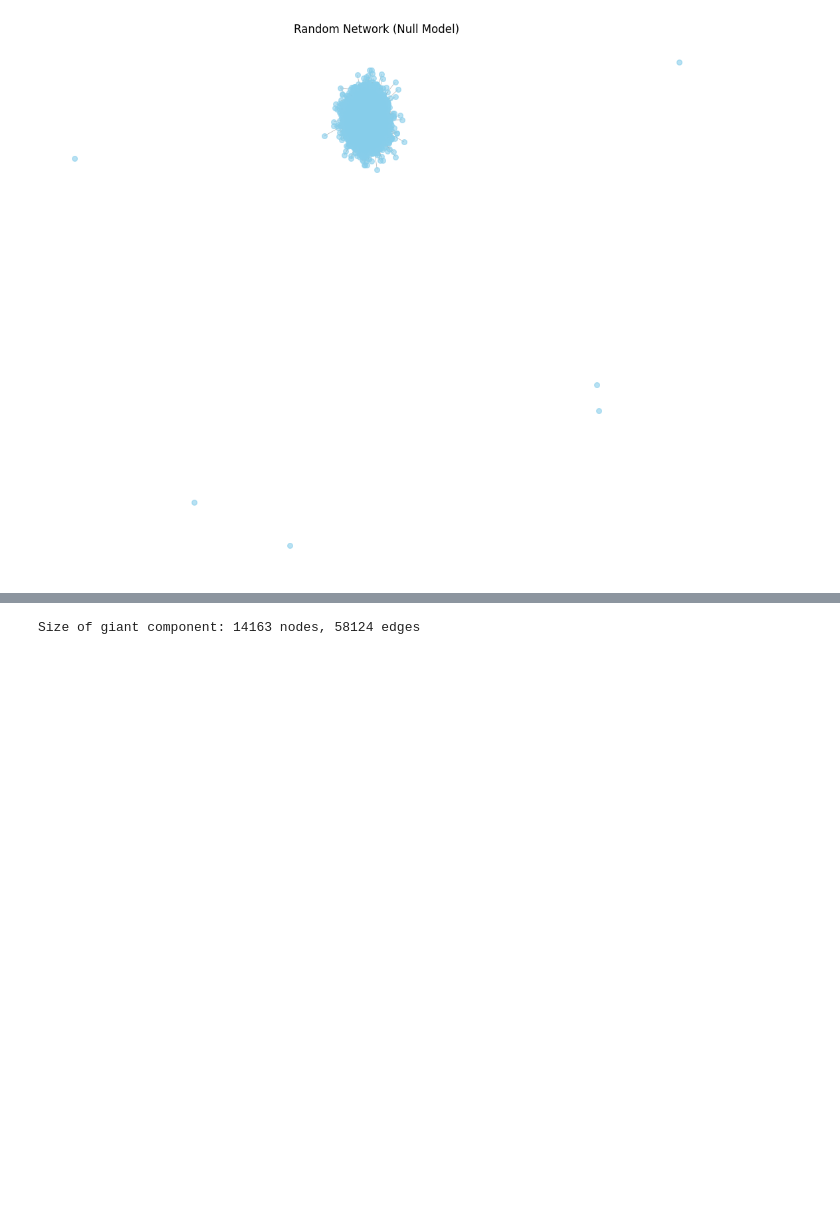
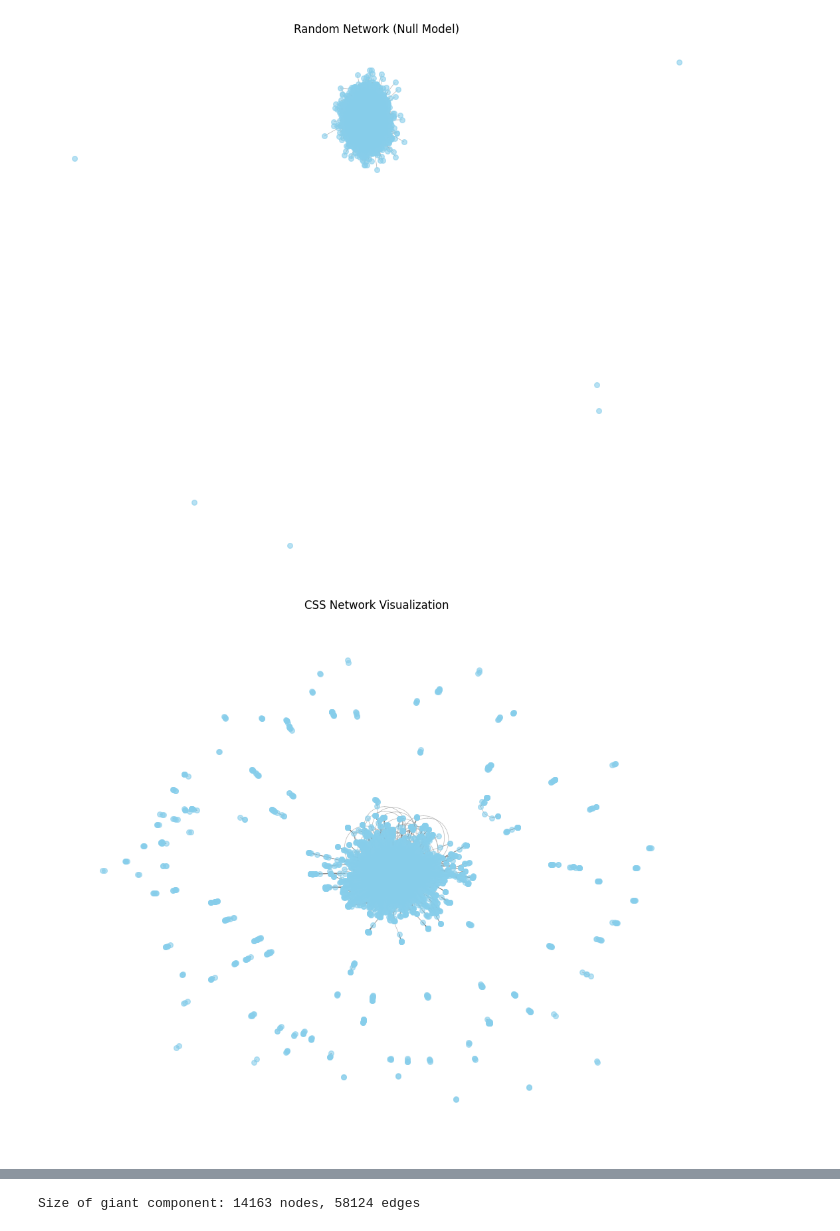
Before and after one commit to claralb2002/Social-Computational-Science-Assignment-1, a Jupyter notebook: Assignment_2/Assignment2.ipynb, the cells around one changed output, grey strips where cells are left out. Saved outputs shown, nothing was run; the diff lists cells and outputs as text; code cells hidden in the pictures; blank space fills up the shorter version.

```diff
--- a/Assignment_2/Assignment2.ipynb
+++ b/Assignment_2/Assignment2.ipynb
@@ -105,4 +99,38 @@ def visualize_network(G):
 visualize_network(G_random)
 # %% [output]
 [figure]
+# %%
+# Visualize the Computation Neural Network
+
+# Load network
+with open("final_network.json") as f:
+    data = json.load(f)
+
+# Extract nodes and links manually
+nodes = data["nodes"]
+edges = data["links"]
+
+# Create graph
+G = nx.Graph()  # or nx.DiGraph() if directed
+
+# Add nodes
+for node in nodes:
+    node_id = node["id"]
+    G.add_node(node_id, **node)
+
+# Add edges
+for edge in edges:
+    source = edge["source"]
+    target = edge["target"]
+    G.add_edge(source, target, **edge)
+
+# Visualize the network
+pos = nx.spring_layout(G, seed=42)
+plt.figure(figsize=(10, 8))
+nx.draw(G, pos, node_size=30, node_color='skyblue', edge_color='gray', width=0.5, alpha=0.6, with_labels=False)
+plt.title("CSS Network Visualization")
+plt.axis('off')
+plt.show()
+# %% [output]
+[figure, added]
 # %% [markdown]
```
Also changed, not shown: parts of 67 cells of this notebook.
